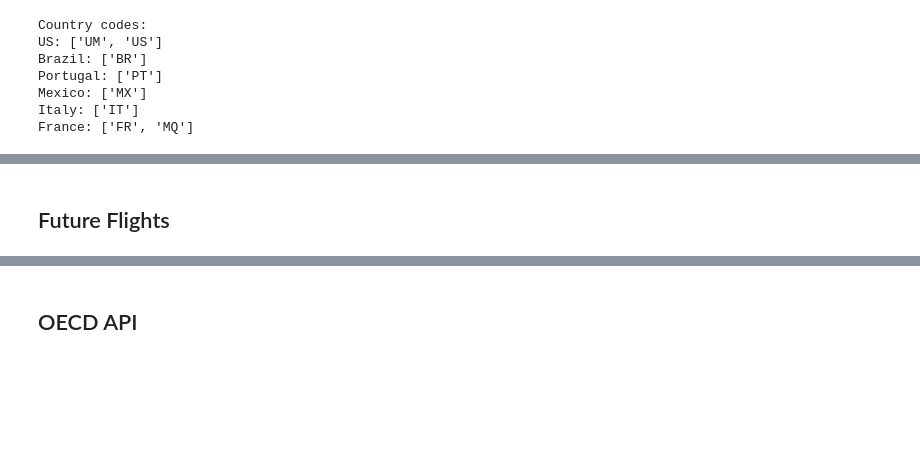
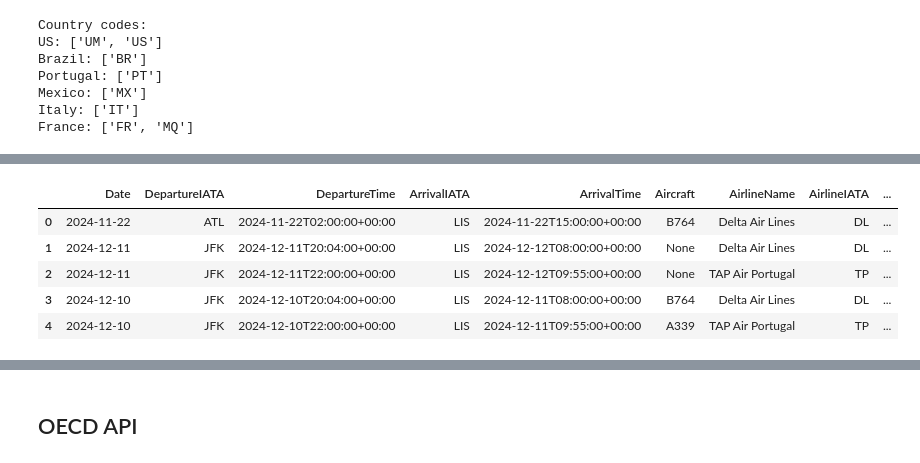
Before and after one commit to alexdelargy/DS320FinalProject, a Jupyter notebook: main.ipynb, the cells around one changed output, grey strips where cells are left out. Cells and saved outputs as stored; diff of their text form; code cells hidden in the pictures; blank space fills up the shorter version.

```diff
--- a/main.ipynb
+++ b/main.ipynb
@@ -158,2 +137,0 @@ for city_pair in airport_combinations:
-# %% [markdown]
-## Future Flights
@@ -208,0 +138,9 @@ getFutureFlights(departureIATA="ATL", date="2024-11-29", airlineIATA="DL")
+# %%
+df_all_flights.head()
+# %% [output]
+|  | Date | DepartureIATA | DepartureTime | ArrivalIATA | ArrivalTime | Aircraft | AirlineName | AirlineIATA | ... |
+| 0 | 2024-11-22 | ATL | 2024-11-22T02:00:00+00:00 | LIS | 2024-11-22T15:00:00+00:00 | B764 | Delta Air Lines | DL | ... |
+| 1 | 2024-12-11 | JFK | 2024-12-11T20:04:00+00:00 | LIS | 2024-12-12T08:00:00+00:00 | None | Delta Air Lines | DL | ... |
+| 2 | 2024-12-11 | JFK | 2024-12-11T22:00:00+00:00 | LIS | 2024-12-12T09:55:00+00:00 | None | TAP Air Portugal | TP | ... |
+| 3 | 2024-12-10 | JFK | 2024-12-10T20:04:00+00:00 | LIS | 2024-12-11T08:00:00+00:00 | B764 | Delta Air Lines | DL | ... |
+| 4 | 2024-12-10 | JFK | 2024-12-10T22:00:00+00:00 | LIS | 2024-12-11T09:55:00+00:00 | A339 | TAP Air Portugal | TP | ... |
```
Also changed, not shown: parts of 17 cells of this notebook, 1 other file.
